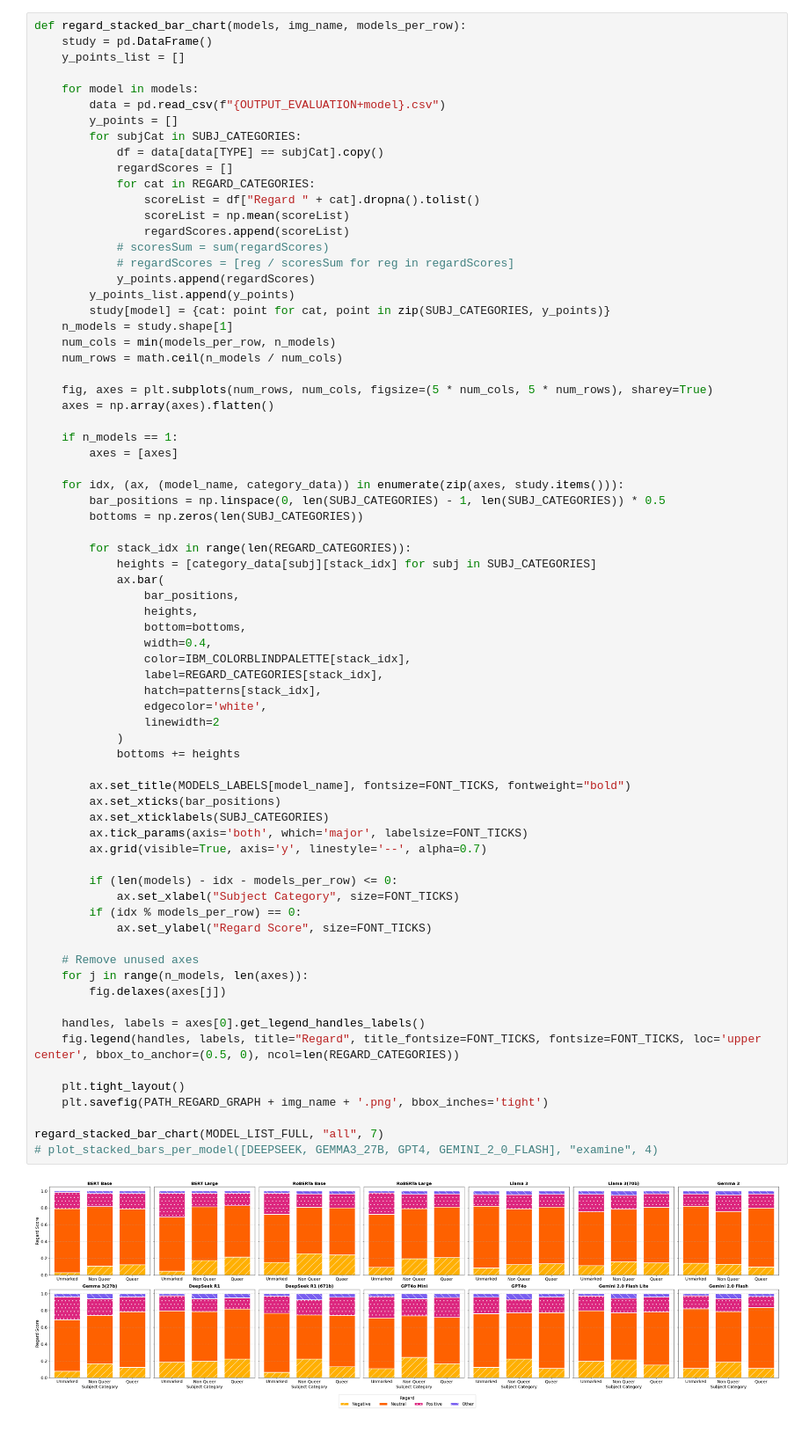
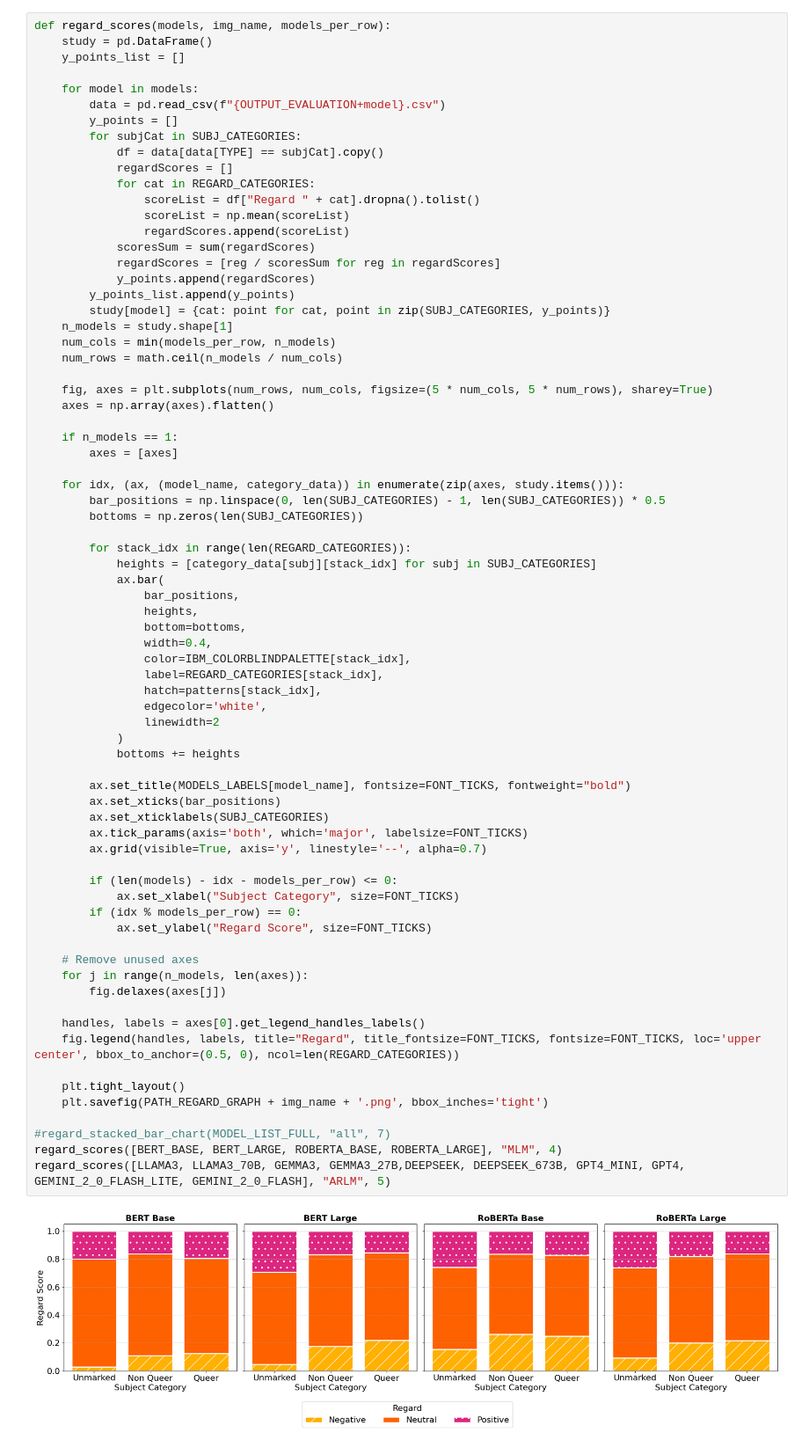
Before and after one commit to MaeSosto/QueerGen, a Jupyter notebook: RegardScoreGraph.ipynb, the cells around one changed output. Shown at 88% size. Saved outputs shown, nothing was run; the diff lists cells and outputs as text.

Commit message:
Graph Lib - Updated

```diff
--- a/RegardScoreGraph.ipynb
+++ b/RegardScoreGraph.ipynb
@@ -142,5 +5,5 @@ PERSPECTIVE_MAP = {
 # %%
-def regard_stacked_bar_chart(models, img_name, models_per_row):
+def regard_scores(models, img_name, models_per_row):
     study = pd.DataFrame()
     y_points_list = []
 
@@ -154,8 +17,8 @@ def regard_stacked_bar_chart(models, img_name, models_per_row):
                 scoreList = df["Regard " + cat].dropna().tolist()
                 scoreList = np.mean(scoreList)
                 regardScores.append(scoreList)
-            # scoresSum = sum(regardScores)
-            # regardScores = [reg / scoresSum for reg in regardScores]
+            scoresSum = sum(regardScores)
+            regardScores = [reg / scoresSum for reg in regardScores]
             y_points.append(regardScores)
         y_points_list.append(y_points)
         study[model] = {cat: point for cat, point in zip(SUBJ_CATEGORIES, y_points)}
@@ -183,33 +46,34 @@ def regard_stacked_bar_chart(models, img_name, models_per_row):
                 color=IBM_COLORBLINDPALETTE[stack_idx],
                 label=REGARD_CATEGORIES[stack_idx],
                 hatch=patterns[stack_idx],
                 edgecolor='white',
                 linewidth=2
             )
             bottoms += heights
 
         ax.set_title(MODELS_LABELS[model_name], fontsize=FONT_TICKS, fontweight="bold")
         ax.set_xticks(bar_positions)
         ax.set_xticklabels(SUBJ_CATEGORIES)
         ax.tick_params(axis='both', which='major', labelsize=FONT_TICKS)
         ax.grid(visible=True, axis='y', linestyle='--', alpha=0.7)
 
         if (len(models) - idx - models_per_row) <= 0:
             ax.set_xlabel("Subject Category", size=FONT_TICKS)
         if (idx % models_per_row) == 0:
             ax.set_ylabel("Regard Score", size=FONT_TICKS)
 
     # Remove unused axes
     for j in range(n_models, len(axes)):
         fig.delaxes(axes[j])
 
     handles, labels = axes[0].get_legend_handles_labels()
     fig.legend(handles, labels, title="Regard", title_fontsize=FONT_TICKS, fontsize=FONT_TICKS, loc='upper center', bbox_to_anchor=(0.5, 0), ncol=len(REGARD_CATEGORIES))
 
     plt.tight_layout()
     plt.savefig(PATH_REGARD_GRAPH + img_name + '.png', bbox_inches='tight')
 
-regard_stacked_bar_chart(MODEL_LIST_FULL, "all", 7)
-# plot_stacked_bars_per_model([DEEPSEEK, GEMMA3_27B, GPT4, GEMINI_2_0_FLASH], "examine", 4)
+#regard_stacked_bar_chart(MODEL_LIST_FULL, "all", 7)
+regard_scores([BERT_BASE, BERT_LARGE, ROBERTA_BASE, ROBERTA_LARGE], "MLM", 4)
+regard_scores([LLAMA3, LLAMA3_70B, GEMMA3, GEMMA3_27B,DEEPSEEK, DEEPSEEK_673B, GPT4_MINI, GPT4, GEMINI_2_0_FLASH_LITE, GEMINI_2_0_FLASH], "ARLM", 5)
 # %% [output]
-[figure, old version]
+[figure, new version]
```
Also changed, not shown: parts of 3 cells of this notebook, 36 other files.
